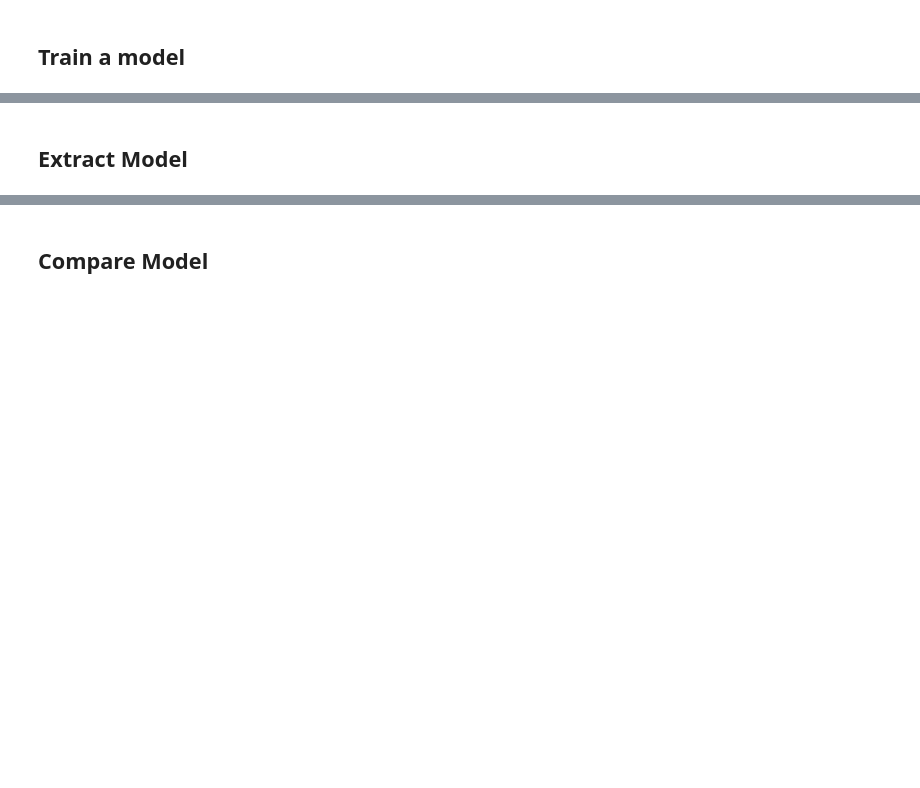
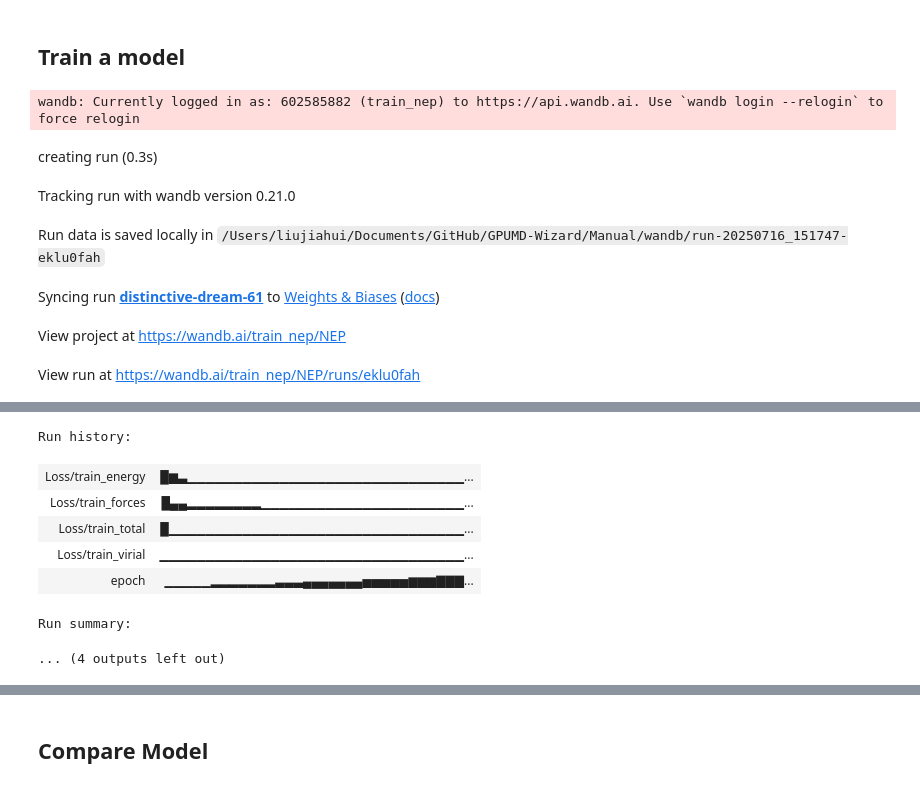
Before and after one commit to Jonsnow-willow/GPUMD-Wizard, a Jupyter notebook: Manual/Train_NEP.ipynb, the cells around one changed output, grey strips where cells are left out. Saved outputs shown, nothing was run; the diff lists cells and outputs as text; code cells hidden in the pictures; blank space fills up the shorter version.

```diff
--- a/Manual/Train_NEP.ipynb
+++ b/Manual/Train_NEP.ipynb
@@ -4,7 +4,7 @@
 from train_nep.config import get_nep_config
 from train_nep.dataset import StructureDataset, collate_fn
 from train_nep.model import NEP
-from train_nep.alchemy import Alchemy
+from train_nep.trainer import Trainer
 from torch.utils.data import DataLoader
 from wizard.io import read_xyz
 
@@ -15,9 +15,18 @@ train_dataset = StructureDataset(frames=frames, para=para)
 train_loader = DataLoader(train_dataset, batch_size=5, shuffle=True, collate_fn=collate_fn)
 
 model = NEP(para)
-alchemy = Alchemy(
+training = Trainer(
     model=model,
     training_set=train_loader,
-    save_path="../Repository/PbTe/nep_model.pt"
+    save_path="../Repository/PbTe/nep_model.pt",
+    use_wandb= True
 )
-alchemy.fit(epochs=100)
+training.fit(epochs=500)
+# %% [output]
+wandb: Currently logged in as: 602585882 (train_nep) to https://api.wandb.ai. Use `wandb login --relogin` to force relogin
+creating run (0.3s)
+Tracking run with wandb version 0.21.0
+Run data is saved locally in /Users/liujiahui/Documents/GitHub/GPUMD-Wizard/Manual/wandb/run-20250716_151747-eklu0fah
+Syncing run distinctive-dream-61 to Weights & Biases (docs)
+View project at https://wandb.ai/train_nep/NEP
+View run at https://wandb.ai/train_nep/NEP/runs/eklu0fah
@@ -24,2 +51,8 @@ alchemy.fit(epochs=100)
+Run history:
+| Loss/train_energy | █▆▃▁▁▁▁▁▁▁▁▁▁▁▁▁▁▁▁▁▁▁▁▁▁▁▁▁▁▁▁▁▁... |
+| Loss/train_forces | █▄▄▂▂▂▂▂▂▂▂▁▁▁▁▁▁▁▁▁▁▁▁▁▁▁▁▁▁▁▁▁▁... |
+| Loss/train_total | █▁▁▁▁▁▁▁▁▁▁▁▁▁▁▁▁▁▁▁▁▁▁▁▁▁▁▁▁▁▁▁▁... |
+| Loss/train_virial | ▁▁▁▁▁▁▁▁▁▁▁▁▁▁▁▁▁▁▁▁▁▁▁▁▁▁▁▁▁▁▁▁▁... |
+| epoch | ▁▁▁▁▁▂▂▂▂▂▂▂▃▃▃▄▄▄▄▄▄▄▅▅▅▅▅▆▆▆▇▇▇... |
+Run summary:
+... (4 outputs left out)
-# %% [markdown]
-## Extract Model
```
Also changed, not shown: parts of 6 cells of this notebook, 4 other files.
